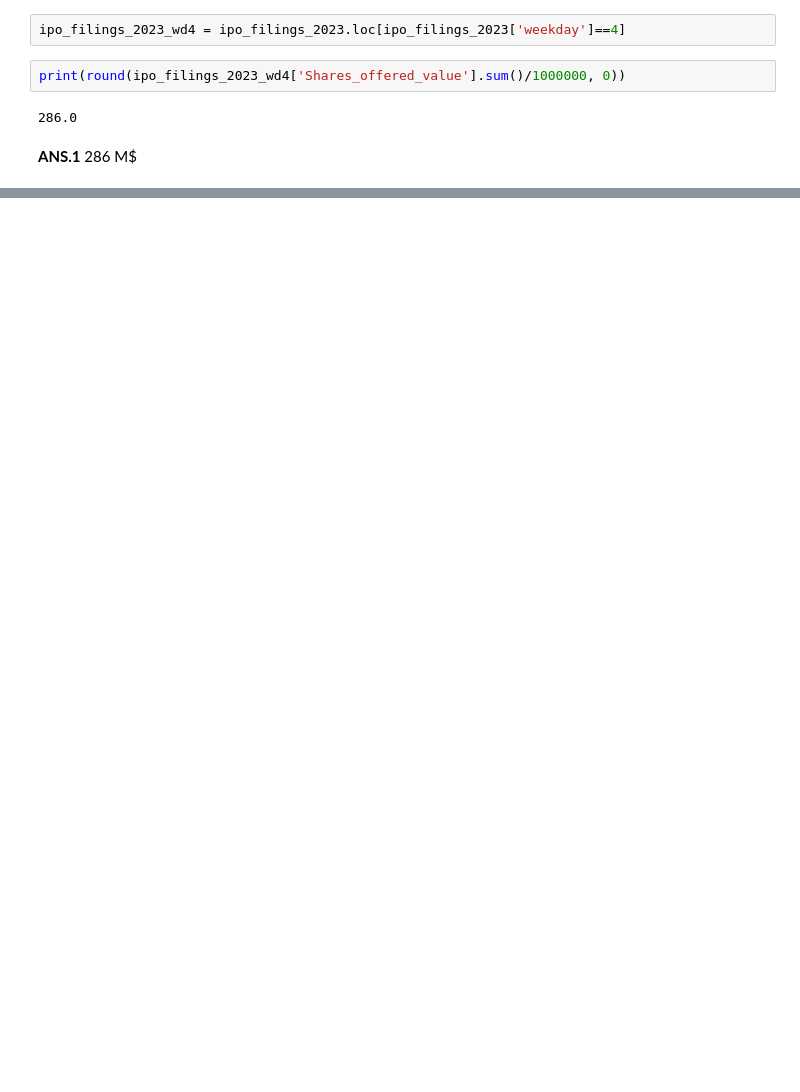
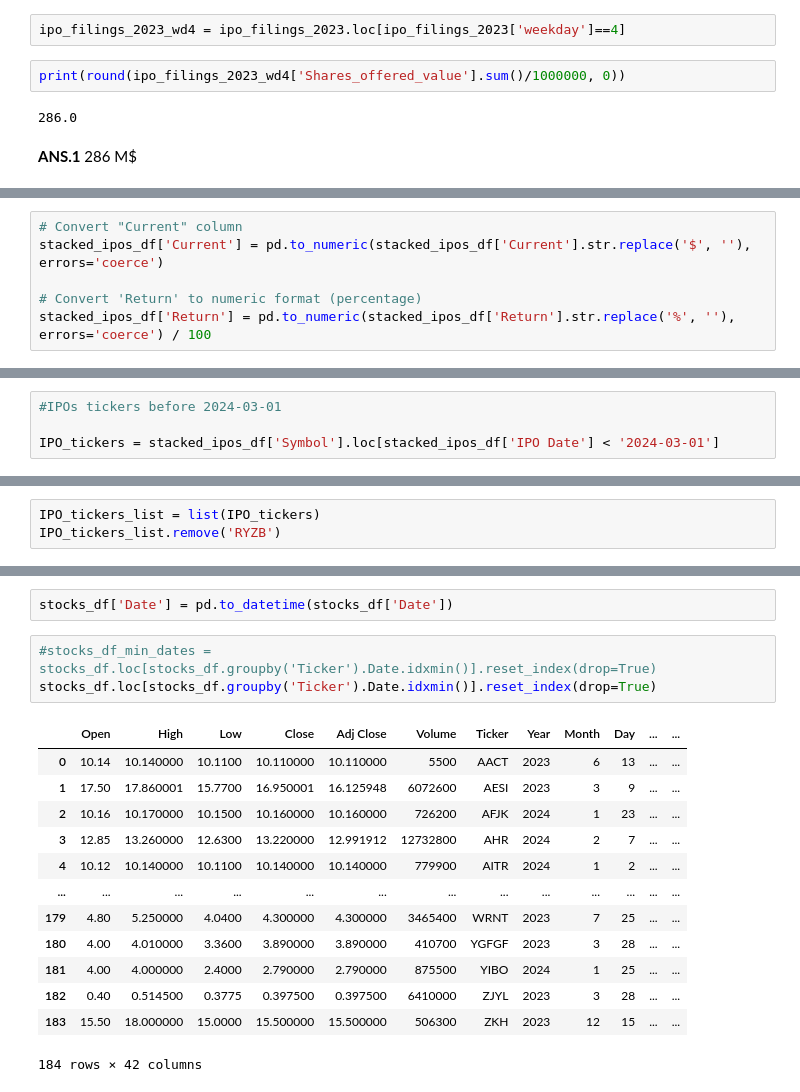
Before and after one commit to lucapug/dtc-stock-markets-analytics-zoomcamp, a Jupyter notebook: cohorts/2024/SMA_zoomcamp_lab2_and_HW2.ipynb, the cells around one changed output, grey strips where cells are left out. Drawn from its saved outputs; the diff is of its cells as text; blank space fills up the shorter version.

```diff
--- a/cohorts/2024/SMA_zoomcamp_lab2_and_HW2.ipynb
+++ b/cohorts/2024/SMA_zoomcamp_lab2_and_HW2.ipynb
@@ -2627,0 +2727,6 @@ print(round(ipo_filings_2023_wd4['Shares_offered_value'].sum()/1000000, 0))
+# %%
+# Convert "Current" column
+stacked_ipos_df['Current'] = pd.to_numeric(stacked_ipos_df['Current'].str.replace('$', ''), errors='coerce')
+
+# Convert 'Return' to numeric format (percentage)
+stacked_ipos_df['Return'] = pd.to_numeric(stacked_ipos_df['Return'].str.replace('%', ''), errors='coerce') / 100
@@ -2627,0 +2766,4 @@ print(round(ipo_filings_2023_wd4['Shares_offered_value'].sum()/1000000, 0))
+# %%
+#IPOs tickers before 2024-03-01
+
+IPO_tickers = stacked_ipos_df['Symbol'].loc[stacked_ipos_df['IPO Date'] < '2024-03-01']
@@ -2627,0 +2793,3 @@ print(round(ipo_filings_2023_wd4['Shares_offered_value'].sum()/1000000, 0))
+# %%
+IPO_tickers_list = list(IPO_tickers)
+IPO_tickers_list.remove('RYZB')
@@ -2627,0 +2879,19 @@ print(round(ipo_filings_2023_wd4['Shares_offered_value'].sum()/1000000, 0))
+# %%
+stocks_df['Date'] = pd.to_datetime(stocks_df['Date'])
+# %%
+#stocks_df_min_dates = stocks_df.loc[stocks_df.groupby('Ticker').Date.idxmin()].reset_index(drop=True)
+stocks_df.loc[stocks_df.groupby('Ticker').Date.idxmin()].reset_index(drop=True)
+# %% [output]
+|  | Open | High | Low | Close | Adj Close | Volume | Ticker | Year | Month | Day | ... | ... |
+| 0 | 10.14 | 10.140000 | 10.1100 | 10.110000 | 10.110000 | 5500 | AACT | 2023 | 6 | 13 | ... | ... |
+| 1 | 17.50 | 17.860001 | 15.7700 | 16.950001 | 16.125948 | 6072600 | AESI | 2023 | 3 | 9 | ... | ... |
+| 2 | 10.16 | 10.170000 | 10.1500 | 10.160000 | 10.160000 | 726200 | AFJK | 2024 | 1 | 23 | ... | ... |
+| 3 | 12.85 | 13.260000 | 12.6300 | 13.220000 | 12.991912 | 12732800 | AHR | 2024 | 2 | 7 | ... | ... |
+| 4 | 10.12 | 10.140000 | 10.1100 | 10.140000 | 10.140000 | 779900 | AITR | 2024 | 1 | 2 | ... | ... |
+| ... | ... | ... | ... | ... | ... | ... | ... | ... | ... | ... | ... | ... |
+| 179 | 4.80 | 5.250000 | 4.0400 | 4.300000 | 4.300000 | 3465400 | WRNT | 2023 | 7 | 25 | ... | ... |
+| 180 | 4.00 | 4.010000 | 3.3600 | 3.890000 | 3.890000 | 410700 | YGFGF | 2023 | 3 | 28 | ... | ... |
+| 181 | 4.00 | 4.000000 | 2.4000 | 2.790000 | 2.790000 | 875500 | YIBO | 2024 | 1 | 25 | ... | ... |
+| 182 | 0.40 | 0.514500 | 0.3775 | 0.397500 | 0.397500 | 6410000 | ZJYL | 2023 | 3 | 28 | ... | ... |
+| 183 | 15.50 | 18.000000 | 15.0000 | 15.500000 | 15.500000 | 506300 | ZKH | 2023 | 12 | 15 | ... | ... |
+184 rows × 42 columns
```
Also changed, not shown: parts of 37 cells of this notebook.
